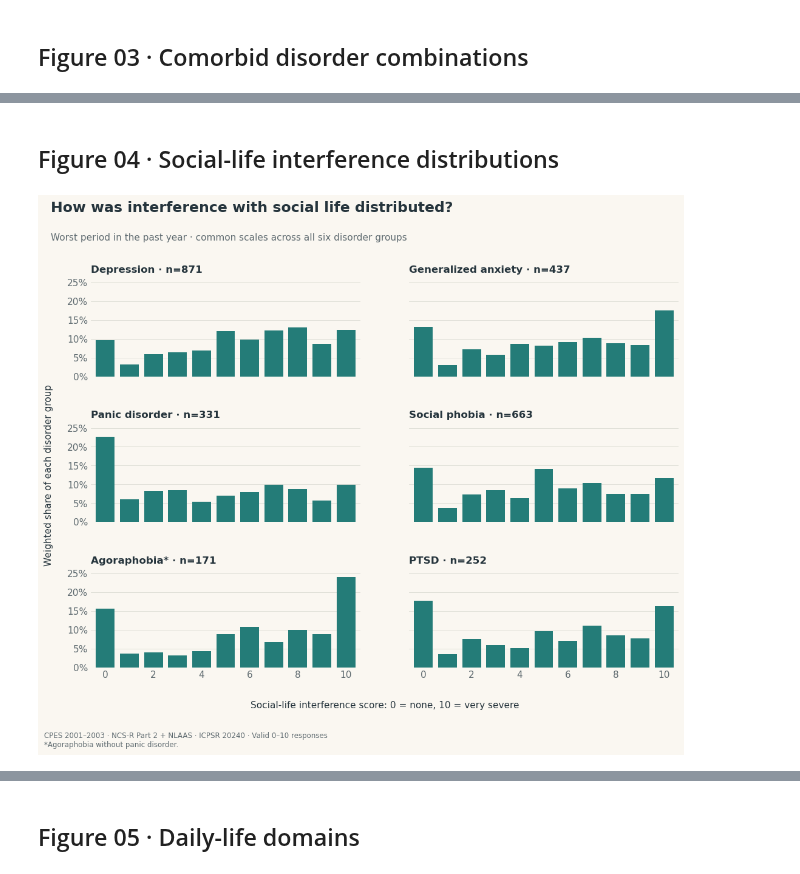
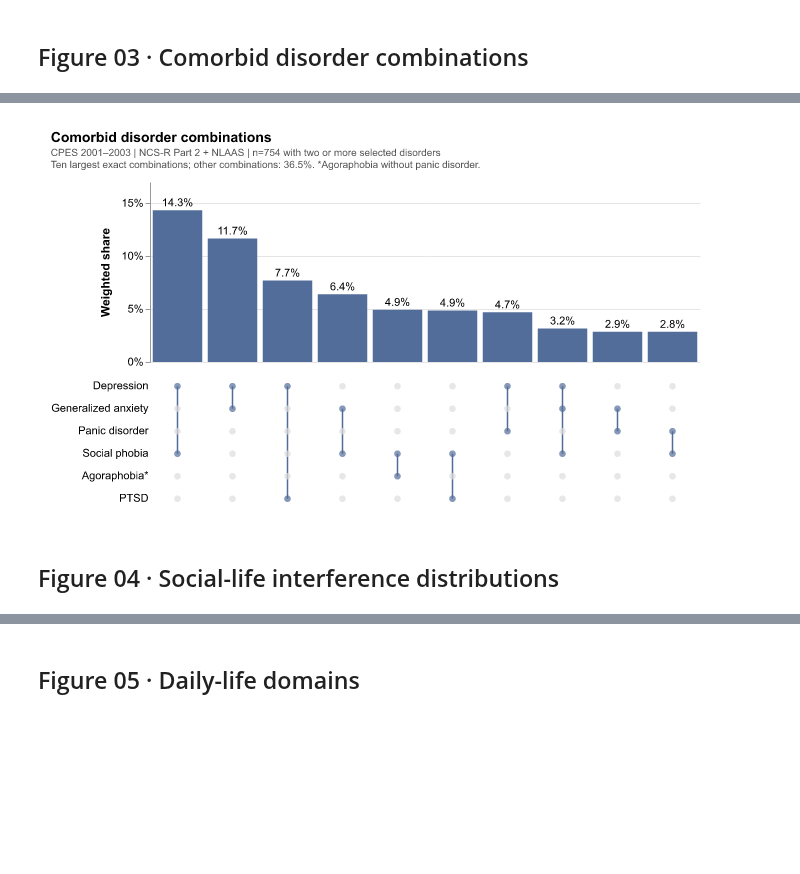
Before and after one commit to judycchen/capp30239-data-visualization_judy-chen, a Jupyter notebook: static-viz-project/milestone2_draft/static-draft.ipynb, the cells around one changed output, grey strips where cells are left out. Drawn from its saved outputs; the diff is of its cells as text; code cells hidden in the pictures; blank space fills up the shorter version.

```diff
--- a/static-viz-project/milestone2_draft/static-draft.ipynb
+++ b/static-viz-project/milestone2_draft/static-draft.ipynb
@@ -330,26 +290,57 @@ finish_figure(fig, "03_upset.png", CPES_SOURCE + f" · n={multi.sum():,}\nOther
+# %%
+bits = flags.astype(int)
+patterns = (bits * (2**np.arange(6))).sum(axis=1)
+disorder_count = bits.sum(axis=1)
+multi = disorder_count >= 2
+pattern_weights = pd.DataFrame({"pattern": patterns[multi], "weight": weights[multi]}).groupby("pattern")["weight"].sum()
+shares = pattern_weights.sort_values(ascending=False).head(10) / pattern_weights.sum()*100
+assert all(int(p).bit_count() >= 2 for p in shares.index)
+omitted_share = 100-shares.sum()
+
+
+combinations = [str(pattern) for pattern in shares.index]
+combination_df = pd.DataFrame({"combination": combinations, "share": shares.to_numpy() / 100})
+membership_df = pd.DataFrame([
+    {"combination": str(pattern), "disorder": label, "included": bool(int(pattern) & (2**row))}
+    for pattern in shares.index for row, label in enumerate(DISORDER_LABELS)
+])
+links_df = pd.DataFrame([
+    {"combination": str(pattern),
+     "first": DISORDER_LABELS[min(row for row in range(6) if int(pattern) & (2**row))],
+     "last": DISORDER_LABELS[max(row for row in range(6) if int(pattern) & (2**row))]}
+    for pattern in shares.index
+])
+
+
+def combinations_chart(bars_df, dots_df, lines_df):
+    bars = alt.Chart(bars_df).mark_bar(color=BLUE).encode(
+        x=alt.X("combination:O", sort=combinations, axis=None),
+        y=alt.Y("share:Q", title="Weighted share", axis=alt.Axis(format="%"),
+                scale=alt.Scale(domain=[0, .17])),
+    )
+    labels = bars.mark_text(dy=-7).encode(text=alt.Text("share:Q", format=".1%"))
+    dots = alt.Chart(dots_df).mark_point(filled=True, size=45).encode(
+        x=alt.X("combination:O", sort=combinations, axis=None),
+        y=alt.Y("disorder:N", sort=DISORDER_LABELS, scale=alt.Scale(domain=DISORDER_LABELS),
+                title=None, axis=alt.Axis(ticks=False, domain=False)),
+        color=alt.condition("datum.included", alt.value(BLUE), alt.value("#DDDDDD")),
+    )
+    lines = alt.Chart(lines_df).mark_rule(color=BLUE, strokeWidth=1.5).encode(
+        x=alt.X("combination:O", sort=combinations, axis=None),
+        y=alt.Y("first:N", sort=DISORDER_LABELS, scale=alt.Scale(domain=DISORDER_LABELS), title=None), y2="last:N",
+    )
+    return alt.vconcat(
+        (bars + labels).properties(width=550, height=180),
+        (lines + dots).properties(width=550, height=135), spacing=8,
+    ).resolve_scale(x="shared")
+
+
+save_chart(
+    combinations_chart(combination_df, membership_df, links_df), "03_upset.png", "Comorbid disorder combinations",
+    [CPES_SOURCE + f" | n={multi.sum():,} with two or more selected disorders",
+     f"Ten largest exact combinations; other combinations: {omitted_share:.1f}%. *Agoraphobia without panic disorder."],
+)
+# %% [output]
+[figure, added]
 # %% [markdown]
 ## Figure 04 · Social-life interference distributions
-# %%
-score_distributions, score_counts = [], []
-for spec in DISORDERS.values():
-    valid = cpes[spec["diagnosis"]].eq(1) & cpes[spec["social"]].between(0, 10)
-    counts = cpes.loc[valid].groupby(spec["social"])["NCNLWTLG"].sum().reindex(range(11), fill_value=0)
-    score_distributions.append(counts / counts.sum()*100)
-    score_counts.append(int(valid.sum()))
-max_height = np.ceil(max(row.max() for row in score_distributions)/5)*5
-fig, axes = plt.subplots(3, 2, figsize=(11, 9.6), sharex=True, sharey=True)
-fig.subplots_adjust(left=.09, right=.97, bottom=.16, top=.82, hspace=.55, wspace=.18)
-for ax, label, distribution, n in zip(axes.flat, DISORDER_LABELS, score_distributions, score_counts):
-    ax.bar(range(11), distribution, width=.78, color=TEAL)
-    ax.set_title(f"{label} · n={n:,}", fontsize=12, loc="left", pad=12)
-    ax.set_xlim(-.6, 10.6)
-    ax.set_ylim(0, max_height)
-    ax.set_xticks([0, 2, 4, 6, 8, 10])
-    percentage_axis(ax, "y")
-    clean_axis(ax, "y")
-fig.text(.02, .49, "Weighted share of each disorder group", rotation=90, va="center", fontsize=11)
-fig.text(.53, .09, "Social-life interference score: 0 = none, 10 = very severe", ha="center", fontsize=11)
-figure_title(fig, "How was interference with social life distributed?", "Worst period in the past year · common scales across all six disorder groups")
-finish_figure(fig, "04_social_interference_distributions.png", CPES_SOURCE + " · Valid 0–10 responses\n*Agoraphobia without panic disorder.")
-# %% [output]
-[figure, removed]
```
Also changed, not shown: parts of 22 cells of this notebook, 15 other files.
